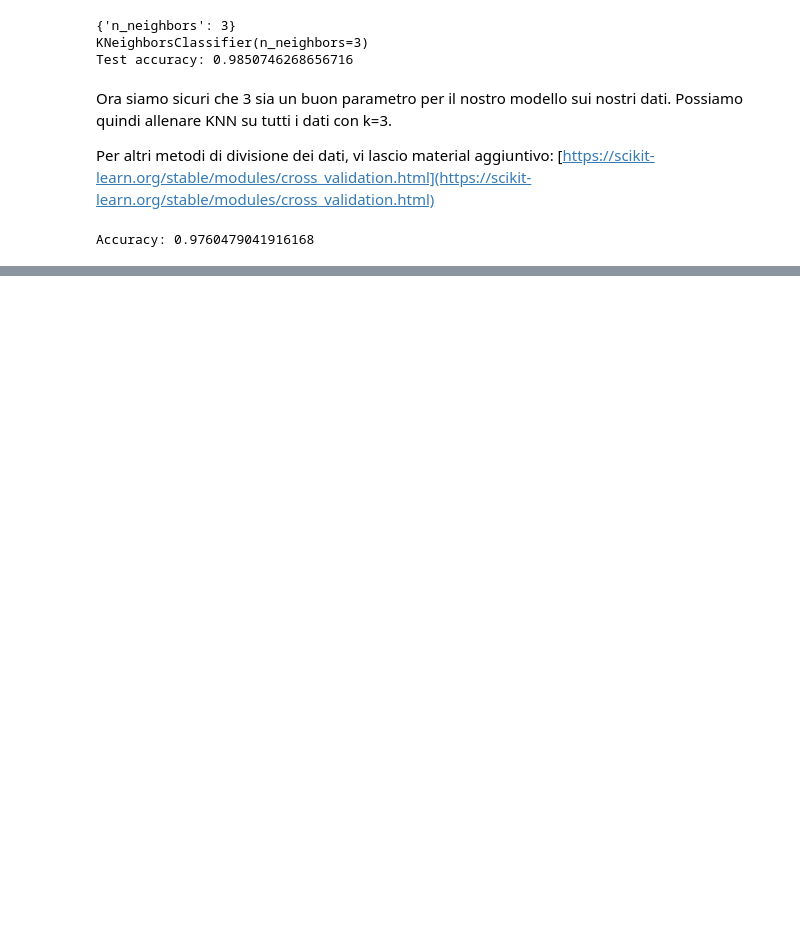
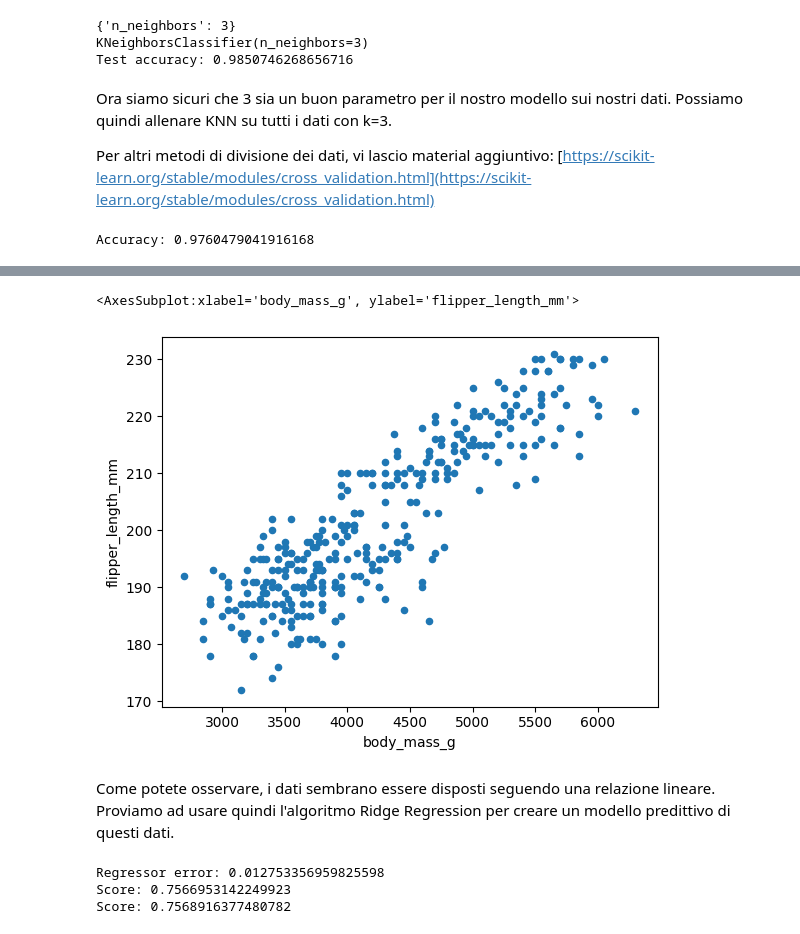
Before and after one commit to zangobot/BusinessAnalytics_TeachingMaterial, a Jupyter notebook: Esercitazione 3 - Validazione e Regolarizzazione.ipynb, the cells around one changed output, grey strips where cells are left out. Drawn from its saved outputs; the diff is of its cells as text; code cells hidden in the pictures; blank space fills up the shorter version.

```diff
--- a/Esercitazione 3 - Validazione e Regolarizzazione.ipynb
+++ b/Esercitazione 3 - Validazione e Regolarizzazione.ipynb
@@ -178,0 +186,40 @@ Accuracy: 0.9760479041916168
+# %%
+data.plot.scatter('body_mass_g', 'flipper_length_mm')
+# %% [output]
+<AxesSubplot:xlabel='body_mass_g', ylabel='flipper_length_mm'>
+[figure, added]
+# %% [markdown]
+Come potete osservare, i dati sembrano essere disposti seguendo una relazione lineare.
+Proviamo ad usare quindi l'algoritmo Ridge Regression per creare un modello predittivo di questi dati.
+# %%
+from sklearn.metrics import mean_squared_error
+from sklearn.linear_model import Ridge
+from sklearn.preprocessing import minmax_scale
+
+X = data['body_mass_g']
+Y = data['flipper_length_mm']
+
+X = minmax_scale(X)
+Y = minmax_scale(Y)
+
+X_train, X_test, y_train, y_test = train_test_split(X,Y, test_size=0.2)
+
+X_train = np.atleast_2d(X_train).T
+X_test = np.atleast_2d(X_test).T
+y_train = np.atleast_2d(y_train).T
+y_test = np.atleast_2d(y_test).T
+
+regressor = Ridge()
+regressor.fit(X_train, y_train)
+
+pred_flipper_length = regressor.predict(X_test)
+
+error = mean_squared_error(y_test, pred_flipper_length)
+print(f'Regressor error: {error}')
+
+print(f'Score: {regressor.score(X_train, y_train)}') # 1 - varianza test / varianza vera
+print(f'Score: {regressor.score(X_test, y_test)}')
+# %% [output]
+Regressor error: 0.012753356959825598
+Score: 0.7566953142249923
+Score: 0.7568916377480782
```
Also changed, not shown: parts of 9 cells of this notebook.
